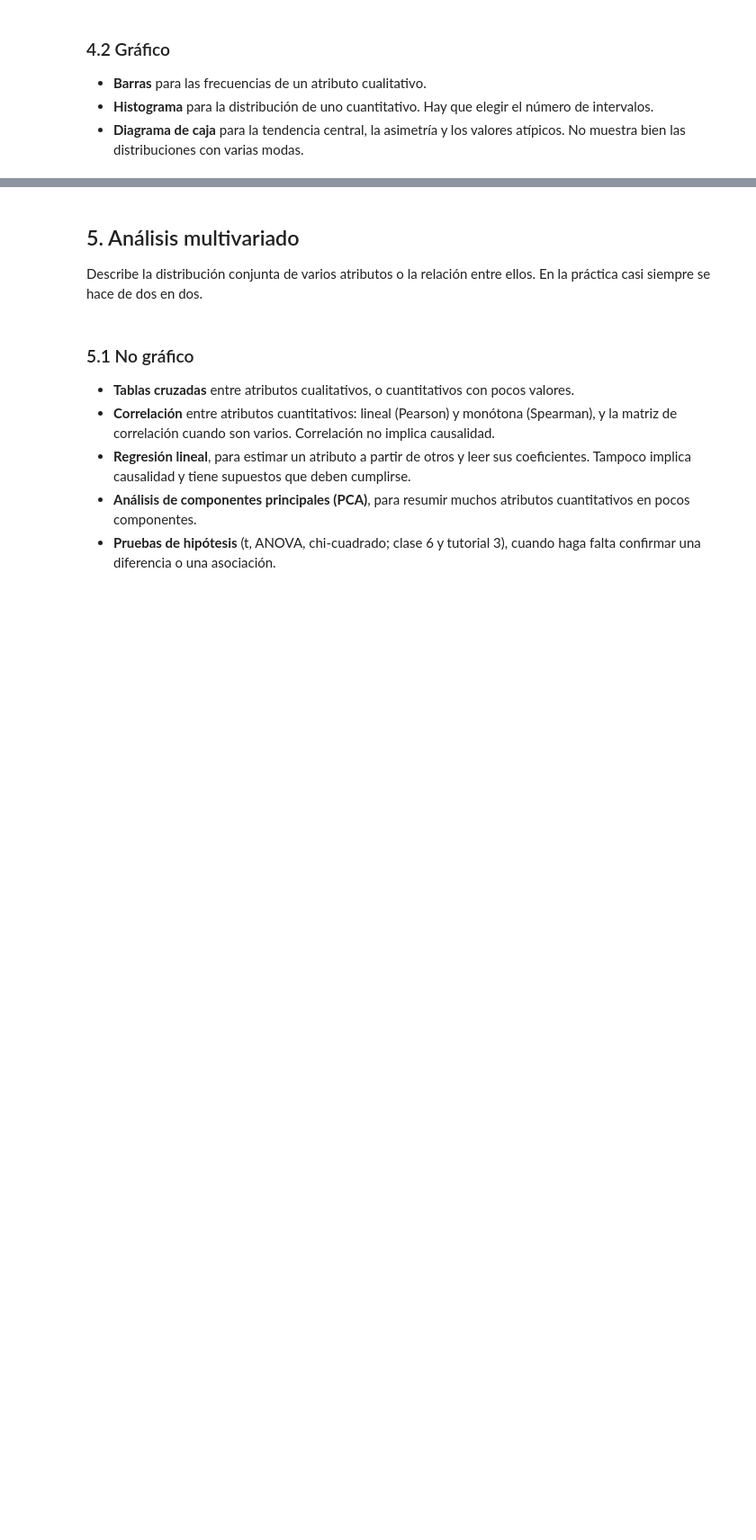
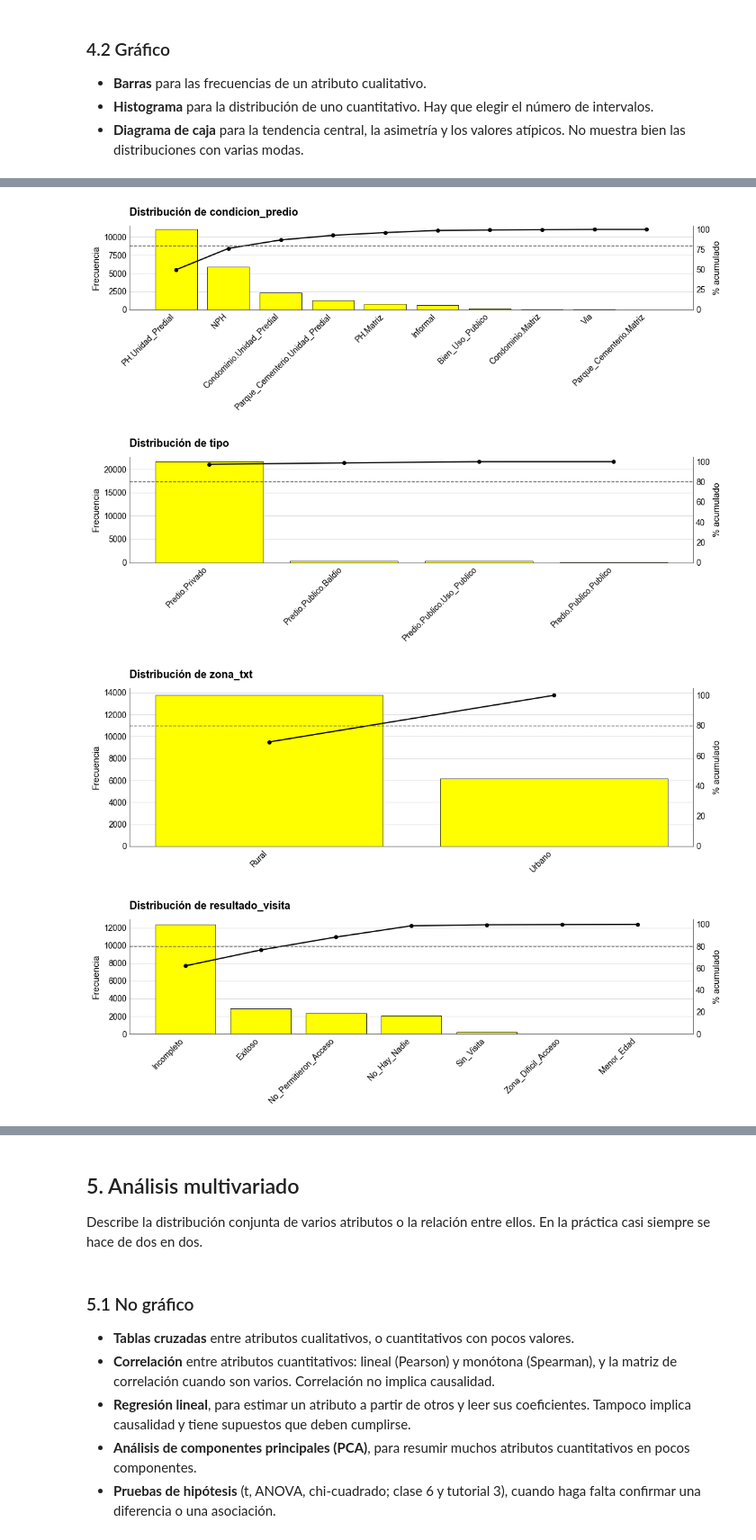
Before and after one commit to Danielfts/proyecto-MINE-ciencia-de-datos, a Jupyter notebook: entrega-1/notebooks/06-entendimiento-de-los-datos.ipynb, the cells around one changed output, grey strips where cells are left out. Shown at 90% size. Drawn from its saved outputs; the diff is of its cells as text; code cells hidden in the pictures; blank space fills up the shorter version.

```diff
--- a/entrega-1/notebooks/06-entendimiento-de-los-datos.ipynb
+++ b/entrega-1/notebooks/06-entendimiento-de-los-datos.ipynb
@@ -275,0 +838,8 @@ Medidas estadísticas que resumen la distribución de un atributo:
+# %%
+for col, datos, top, sobre in CUALITATIVAS:
+    ue.graficar_categorico(datos, col, top=top)
+# %% [output]
+[figure, added]
+[figure, added]
+[figure, added]
+[figure, added]
```
Also changed, not shown: parts of 118 cells of this notebook, 4 other files.
